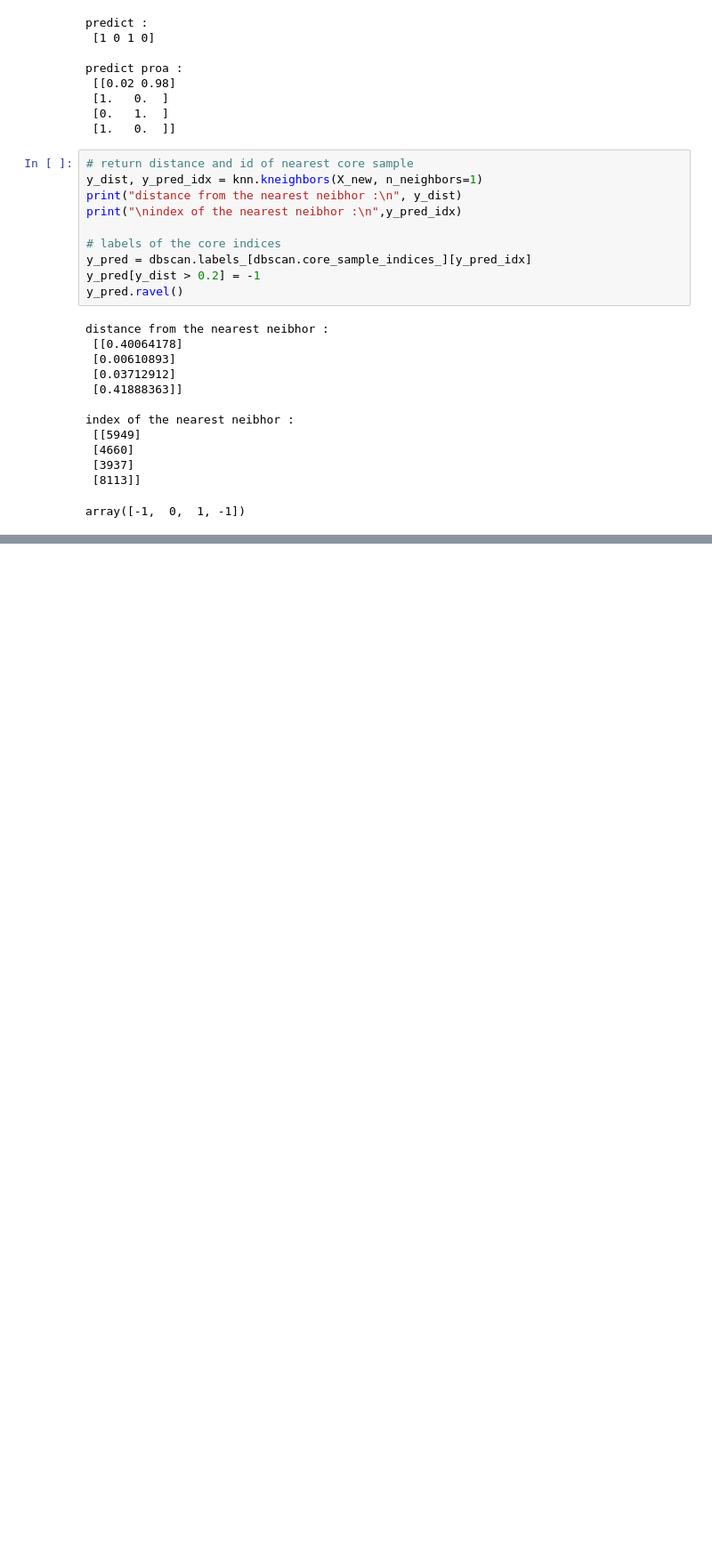
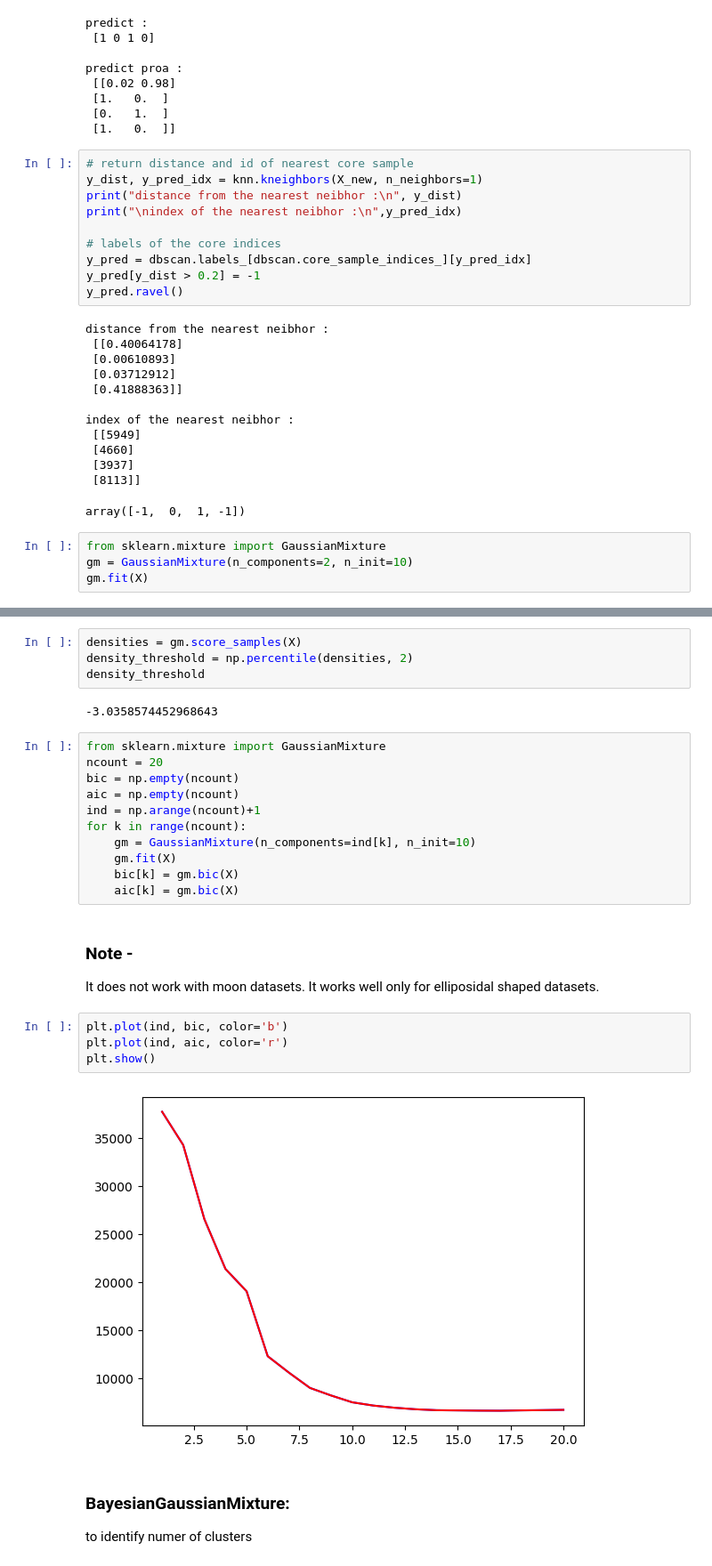
Before and after one commit to Data-Gyan/UnsupervisedLearning, a Jupyter notebook: UnsupervisedLearning.ipynb, the cells around one changed output, grey strips where cells are left out. Shown: that part at 89% size. Saved outputs shown, nothing was run; the diff lists cells and outputs as text; blank space fills up the shorter version.

Commit message:
Finding clusters and anomalies

```diff
--- a/UnsupervisedLearning.ipynb
+++ b/UnsupervisedLearning.ipynb
@@ -399,3 +395,7 @@ index of the nearest neibhor :
  [3937]
  [8113]]
 array([-1,  0,  1, -1])
+# %%
+from sklearn.mixture import GaussianMixture
+gm = GaussianMixture(n_components=2, n_init=10)
+gm.fit(X)
@@ -401,0 +451,29 @@ array([-1,  0,  1, -1])
+# %%
+densities = gm.score_samples(X)
+density_threshold = np.percentile(densities, 2)
+density_threshold
+# %% [output]
+-3.0358574452968643
+# %%
+from sklearn.mixture import GaussianMixture
+ncount = 20
+bic = np.empty(ncount)
+aic = np.empty(ncount)
+ind = np.arange(ncount)+1
+for k in range(ncount):
+    gm = GaussianMixture(n_components=ind[k], n_init=10)
+    gm.fit(X)
+    bic[k] = gm.bic(X)
+    aic[k] = gm.bic(X)
+# %% [markdown]
+### Note -
+It does not work with moon datasets. It works well only for elliposidal shaped datasets.
+# %%
+plt.plot(ind, bic, color='b')
+plt.plot(ind, aic, color='r')
+plt.show()
+# %% [output]
+[figure, added]
+# %% [markdown]
+### BayesianGaussianMixture:
+to identify numer of clusters
```
Also changed, not shown: parts of 11 cells of this notebook.
